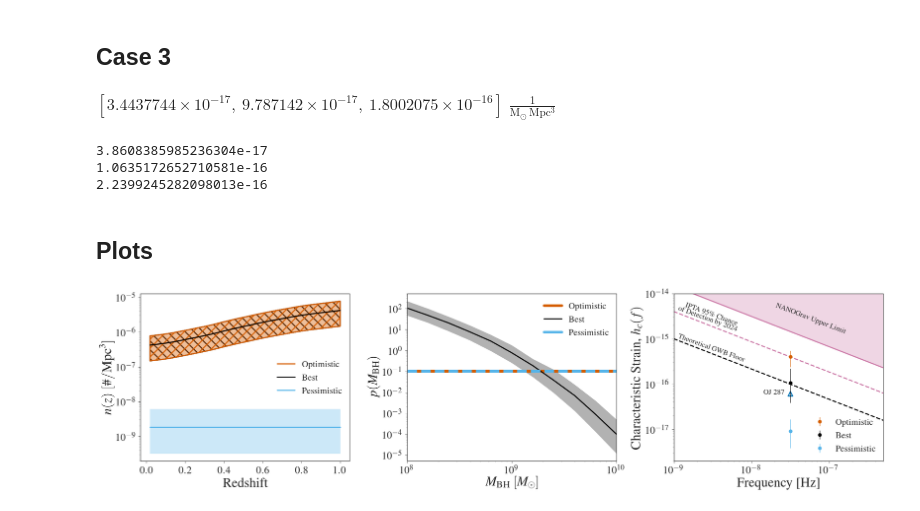
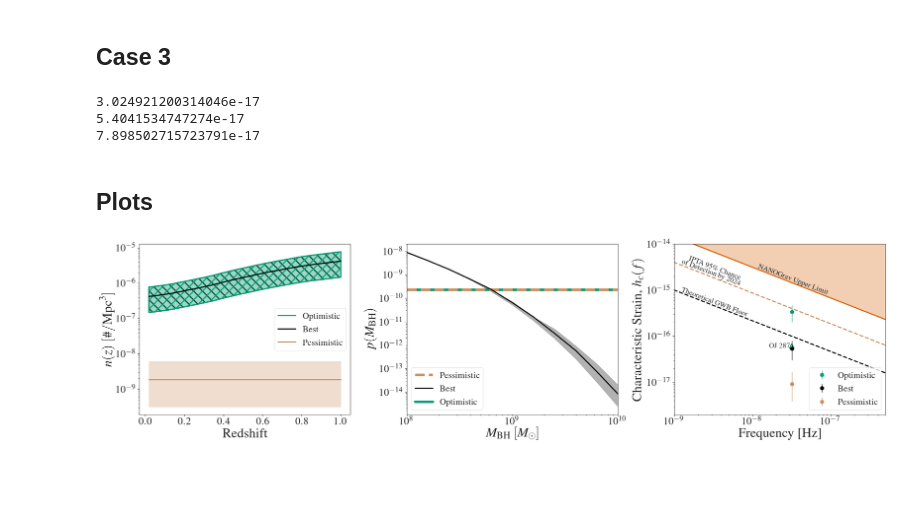
Before and after one commit to kpardo/J1010_1413_gws, a Jupyter notebook: gwb_calculation.ipynb, the cells around one changed output. Drawn from its saved outputs; the diff is of its cells as text; code cells hidden in the pictures; blank space fills up the shorter version.

Commit message:
Fixed bugs in n(z) and p(M) calculations. Minor plot updates to fix issue with label placement

```diff
--- a/gwb_calculation.ipynb
+++ b/gwb_calculation.ipynb
@@ -312,10 +312,12 @@ print(hc_2_h)
 ## Case 3
 # %%
 ## We start with the same n(z) as in case 2.
-ndm_3 = ndm_2
-ndm_3[:,0]
+nd_3 = nd_2
+nd_3[:,0]
+
+nd_3_int = UnivariateSpline(zqso, nd_3[1],s=0)
+nd_3_l_int = UnivariateSpline(zqso, nd_3[0],s=0)
+nd_3_h_int = UnivariateSpline(zqso, nd_3[2],s=0)
-# %% [output]
-$[3.4437744 \times 10^{-17},~9.787142 \times 10^{-17},~1.8002075 \times 10^{-16}] \; \mathrm{\frac{1}{M_{\odot}\,Mpc^{3}}}$
 # %%
 ## Let's load the mass function
 logMbh,logMbhdNdMbh,lo16th,up84th = np.loadtxt('marconi_num_density.txt', unpack=True, delimiter=',')
@@ -331,9 +333,9 @@ dNdMbh_h = mbhdNdMbh_h/(mass)
 # %%
 ## now get p(M) -- first find normalization constant
 ## we want the integral over dNdMbh = ndm_2
-norm = cumtrapz(dNdMbh/ndm_2[1,0], mass)[-1]
-norm_h = cumtrapz(dNdMbh_h/ndm_2[1,0],mass)[-1]
-norm_l = cumtrapz(dNdMbh_l/ndm_2[1,0],mass)[-1]
+norm = 1. / cumtrapz(dNdMbh, mass)[-1]
+norm_h = 1. / cumtrapz(dNdMbh_h,mass)[-1]
+norm_l = 1. / cumtrapz(dNdMbh_l,mass)[-1]
 nmbh = dNdMbh*norm
 nmbh_h = dNdMbh_h*norm_h
 nmbh_l = dNdMbh_l*norm_l
@@ -344,16 +346,16 @@ nmbh_h_int = UnivariateSpline(mass, nmbh_h, s=0)
 nmbh_l_int = UnivariateSpline(mass, nmbh_l, s=0)
 # %%
 ## finally, get the characteristic strain
-hc_3 = hc_with_nzm(fidhz, ndm_2_int, nmbh_int, zmin, zmax, min_mchirp, max_mchirp)
-hc_3_h = hc_with_nzm(fidhz, ndm_2_h_int, nmbh_h_int, zmin, zmax, min_mchirp, max_mchirp)
-hc_3_l = hc_with_nzm(fidhz, ndm_2_l_int, nmbh_l_int, zmin, zmax, min_mchirp, max_mchirp)
+hc_3 = hc_with_nzm(fidhz, nd_3_int, nmbh_int, zmin, zmax, min_mchirp, max_mchirp)
+hc_3_h = hc_with_nzm(fidhz, nd_3_h_int, nmbh_h_int, zmin, zmax, min_mchirp, max_mchirp)
+hc_3_l = hc_with_nzm(fidhz, nd_3_l_int, nmbh_l_int, zmin, zmax, min_mchirp, max_mchirp)
 print(hc_3_l)
 print(hc_3)
 print(hc_3_h)
 # %% [output]
-3.8608385985236304e-17
-1.0635172652710581e-16
-2.2399245282098013e-16
+3.024921200314046e-17
+5.4041534747274e-17
+7.898502715723791e-17
 # %% [markdown]
 ## Plots
 # %%
@@ -385,46 +387,61 @@ ax[0].set_xlabel(r'Redshift',fontsize=fsize)
 ax[0].set_ylabel(r'$n(z)\ [\rm{\#/Mpc}^3]$',fontsize=fsize)
 
 ##### pdf for mass
-logMwidth = np.log10(DeltaM.value)
-ax[1].plot(mass, 1./logMwidth*np.ones((len(mass))), color=cs[5], label='Pessimistic', linewidth=7)
-ax[1].plot(mass, 1./logMwidth*np.ones((len(mass))), color=cs[2],label='Optimistic', linewidth=7)
+Mwidth = (1./ DeltaM.value) * np.ones((len(mass)))
+ax[1].plot(mass, Mwidth, color=cs[2],label='Optimistic', linewidth=7)
+ax[1].plot(mass, Mwidth, color=cs[5], label='Pessimistic', linewidth=7, linestyle='dashed')
 ax[1].plot(mass, nmbh,
                color='black', label='Best', linewidth=3)
 ax[1].fill_between(mass,nmbh_l, nmbh_h, color='black',
                   alpha =0.3)
-
-ax[1].plot(mass, 1./logMwidth*np.ones((len(mass))), color=cs[5], linestyle='dashed', linewidth=7)
 ax[1].set_xlabel(r'$M_{\rm{BH}}\ [M_{\odot}]$',fontsize=fsize)
 ax[1].set_ylabel(r'$p(M_{\rm{BH}})$',fontsize=fsize);
 ax[1].set_xscale('log')
 ax[1].set_yscale('log')
 ax[1].set_xlim([1e8, 1e10])
 handles, labels = ax[1].get_legend_handles_labels()
 order = [1,2,0]
 ax[1].legend([handles[idx] for idx in order],[labels[idx] for idx in order],fontsize=legendfsize)
 
 # ##### LIMITS
-ax[2].loglog(freq, ptalimit, color=cs[3],linewidth=3)
-ax[2].loglog(freq, 1.e-16*(freq/fidhz)**(-2./3.), color='black', linestyle='dashed',  linewidth=3)
-ax[2].text(1.1e-9, 1.05e-15,'Theoretical GWB Floor', fontsize=fsize2, rotation=-20);
+floor = 1.e-16*(freq/fidhz)**(-2./3.)
+# ax[2].loglog(freq, ptalimit, color=cs[3],linewidth=3)
+# ax[2].loglog(freq, 1.e-16*(freq/fidhz)**(-2./3.), color='black', linestyle='dashed',  linewidth=3)
+# ax[2].text(1.1e-9, 1.05e-15,'Theoretical GWB Floor', fontsize=fsize2, rotation=-20);
 ax[2].errorbar(fidhz.value, hc_2, yerr=[[(hc_2-hc_2_l)], [(hc_2_h-hc_2)]], fmt='o', color=cs[2],markersize=10, label='Optimistic')
 ax[2].errorbar(fidhz.value, hc_3, yerr=[[(hc_3-hc_3_l)],[(hc_3_h-hc_3)]], fmt='o',markersize=10, color='black',
              label='Best')
 ax[2].errorbar(fidhz.value, hc_1[1],yerr=[[hc_1[1]-hc_1[0]],[hc_1[2]-hc_1[1]]], fmt='o',
              markersize=10, color=cs[5], label='Pessimistic')
-ax[2].loglog(freq, iptafuturelimit, c=cs[3],linewidth=3, linestyle='dashed')
-ax[2].text(1.1e-9, 4.3e-15, r'IPTA 95\% Chance\\ of Detection by 2024', rotation=-20,fontsize=fsize2)
-ax[2].scatter(fidhz.value, 6.1e-17, color=cs[0], marker='^', s=150, facecolor='none', linewidth=3)
-ax[2].text(fidhz.value-1.75e-8, 6.01e-17, 'OJ 287', fontsize=fsize2)
+
+ax[2].scatter(fidhz.value, 6.1e-17, color=cs[2], marker='^', s=150,
+              facecolor='none', linewidth=3)
+ax[2].annotate("OJ 287", xy=(fidhz.value, 6.1e-17), xytext=(-5, 0),
+               textcoords="offset points", fontsize=fsize2, ha='right', va='center')
+
+ax[2].loglog(freq, ptalimit, color=cs[3],linewidth=3)
 ax[2].fill_between(freq, ptalimit, 1.e-12*np.ones(len(freq)),alpha=0.3, color=cs[3])
-ax[2].annotate('NANOGrav Upper Limit', xy=(2e-8, 5.e-15), rotation=-21,fontsize=fsize2)
+ax[2].annotate("NANOGrav Upper Limit", xy=(freq.value[19], ptalimit.value[19]), xytext=(3, 3),
+               textcoords="offset points", rotation_mode='anchor',
+               rotation=-21, fontsize=fsize2)
+
+ax[2].loglog(freq, floor, color='black', linestyle='dashed',  linewidth=3)
+ax[2].annotate("Theoretical GWB Floor", xy=(freq.value[7], floor.value[7]),
+               xytext=(3, 3), textcoords="offset points",
+                rotation_mode='anchor', rotation=-21, fontsize=fsize2)
+
+ax[2].loglog(freq, iptafuturelimit, c=cs[5],linewidth=3, linestyle='dashed')
+ax[2].annotate(r'IPTA 95\% Chance\\ of Detection by 2024',
+               xy=(freq.value[7], iptafuturelimit.value[7]), xytext=(3, 3),
+               textcoords="offset points", rotation_mode='anchor', rotation=-21,
+               fontsize=fsize2)
 # ax[2].legend(loc='lower right', frameon=True, framealpha=1.0, edgecolor='black', fontsize=legendfsize)
 ax[2].legend(loc='lower right',fontsize=legendfsize)
 ax[2].set_xlabel(r'Frequency [Hz]',fontsize=fsize)
 ax[2].set_ylabel(r'Characteristic Strain, $h_c(f)$',fontsize=fsize)
 ax[2].set_xlim([1.e-9, 5.e-7])
 ax[2].set_ylim([2.e-18, 1.e-14])
 plt.tight_layout()
 plt.savefig('stochasticgwb_limits_3panel.png', dpi=500)
 # %% [output]
-[figure, old version]
+[figure, new version]
```
Also changed, not shown: parts of 8 cells of this notebook.
